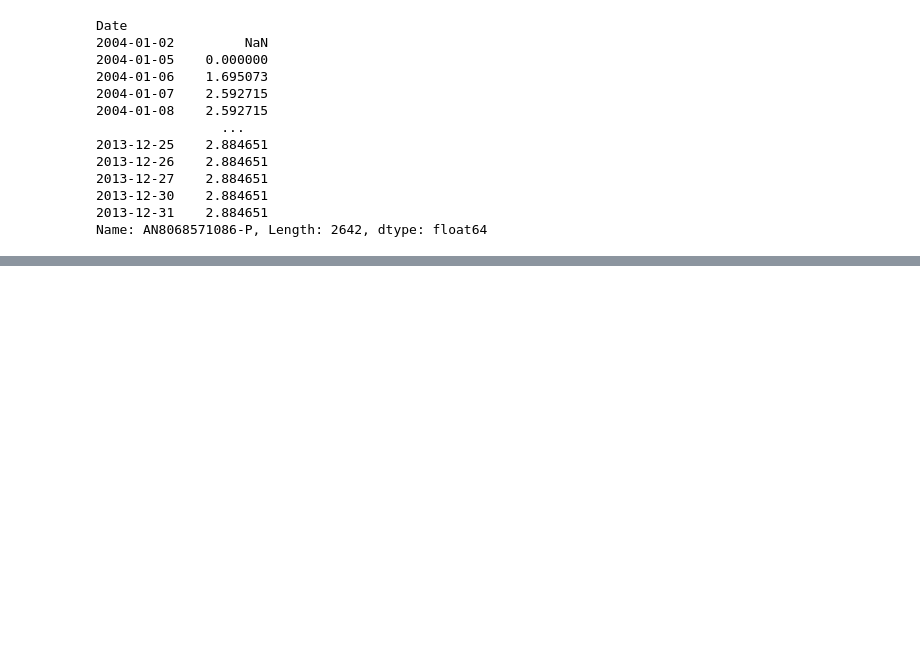
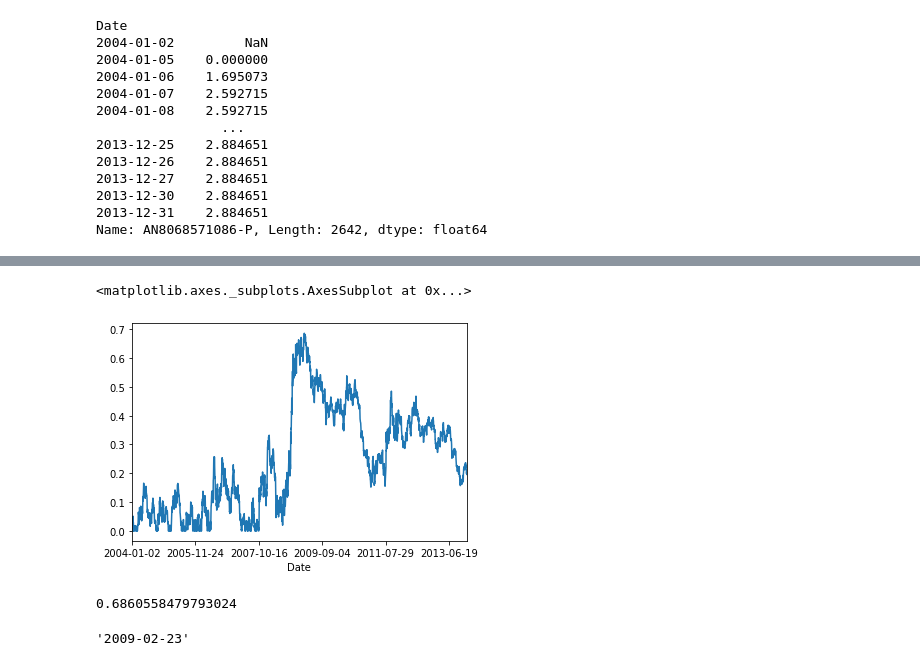
Before and after one commit to PierreNowi/cs230-project, a Jupyter notebook: signal-trading.ipynb, the cells around one changed output, grey strips where cells are left out. Drawn from its saved outputs; the diff is of its cells as text; code cells hidden in the pictures; blank space fills up the shorter version.

```diff
--- a/signal-trading.ipynb
+++ b/signal-trading.ipynb
@@ -304,0 +380,13 @@ Name: AN8068571086-P, Length: 2642, dtype: float64
+# %%
+f_drawdown(df_data["-".join([isin,"P"])].pct_change(1)).plot()
+# %% [output]
+<matplotlib.axes._subplots.AxesSubplot at 0x...>
+[figure, added]
+# %%
+f_drawdown(df_data["-".join([isin,"P"])].pct_change(1)).max()
+# %% [output]
+0.6860558479793024
+# %%
+drawdown.idxmax()
+# %% [output]
+'2009-02-23'
```
Also changed, not shown: parts of 11 cells of this notebook, 4 other files.
